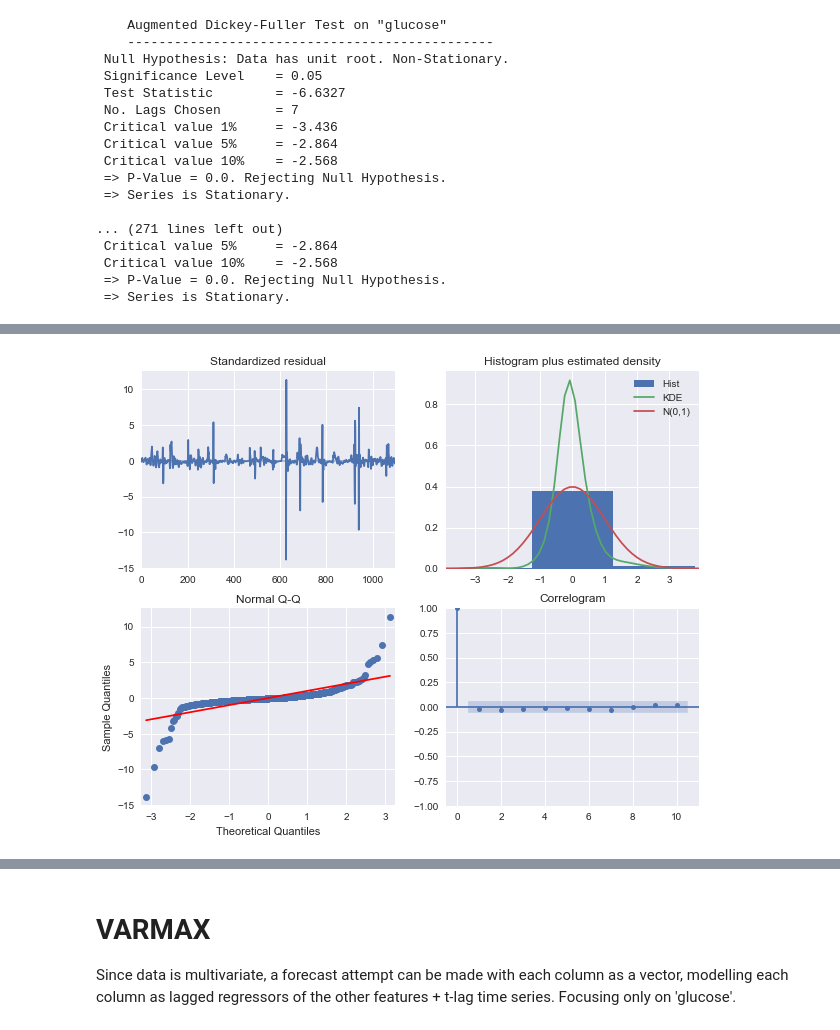
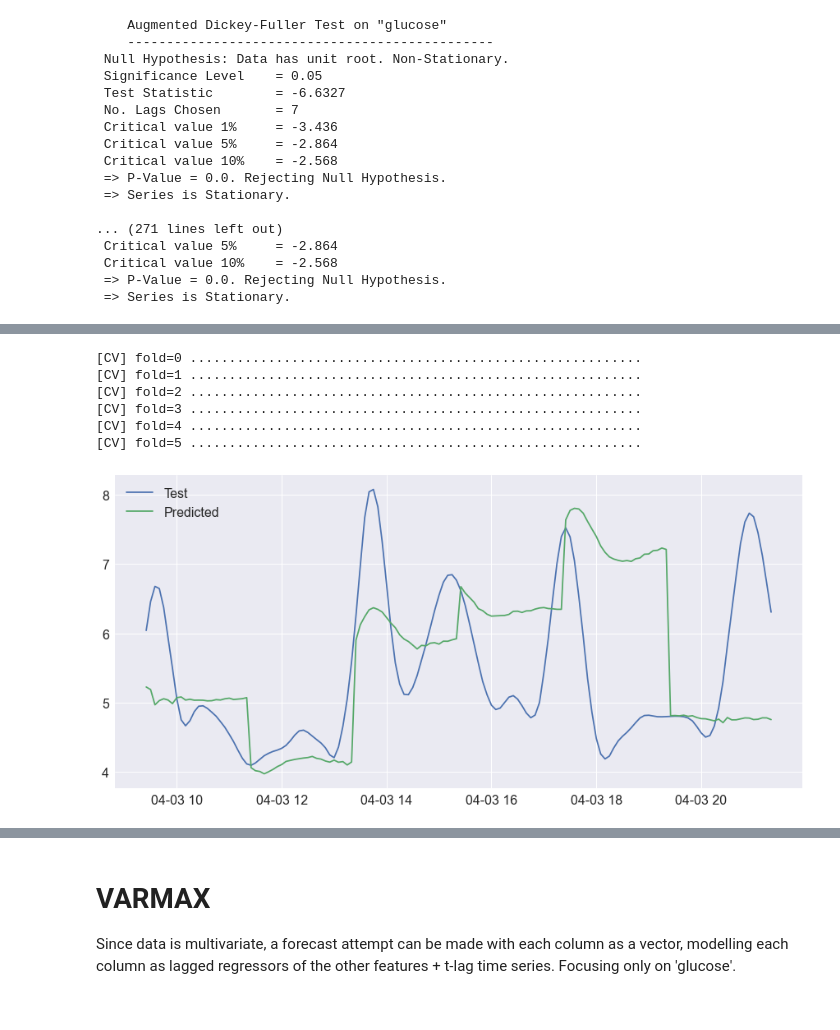
Before and after one commit to itsdarrenlee/BtechFYP, a Jupyter notebook: data/Phase 3 Trial (Mar 2022)/ARIMA.ipynb, the cells around one changed output, grey strips where cells are left out. Cells and saved outputs as stored; diff of their text form; code cells hidden in the pictures.

Commit message:
final cleanups, updated models

```diff
--- a/data/Phase 3 Trial (Mar 2022)/ARIMA.ipynb
+++ b/data/Phase 3 Trial (Mar 2022)/ARIMA.ipynb
@@ -325,5 +236,32 @@ ax.legend()
-# %%
-model.plot_diagnostics(figsize=(10,8))
-plt.show()
-# %% [output]
-[figure, removed]
+# %%
+# using pmdarima's cross validation predict
+# works, but doesnt provide granular access to predicitons in each window
+est = pm.ARIMA(order=(13, 1, 2),#(13, 1, 2),
+               seasonal_order=(0, 0, 0, 157),
+               suppress_warnings=True)
+
+y = final_df['glucose']
+X = final_df.drop('glucose', axis=1)
+
+cv = model_selection.RollingForecastCV(h=24, step=24, initial=1098)
+predictions = model_selection.cross_val_predict(
+    est, y=y, X=X, cv=cv, verbose=2, averaging="median")
+# %% [output]
+[CV] fold=0 ..........................................................
+[CV] fold=1 ..........................................................
+[CV] fold=2 ..........................................................
+[CV] fold=3 ..........................................................
+[CV] fold=4 ..........................................................
+[CV] fold=5 ..........................................................
+# %%
+pred_df = pd.DataFrame(data=predictions,
+                       index=final_df.index[1098:-13],
+                       columns=['Predictions'])
+
+fig, ax = plt.subplots(figsize=(15, 7))
+ax.plot(final_df['glucose'][1098:-13], label="Test")
+ax.plot(pred_df, label="Predicted")
+ax.legend(loc='best')
+fig.show()
+# %% [output]
+[figure, added]
```
Also changed, not shown: parts of 61 cells of this notebook, 25 other files.
